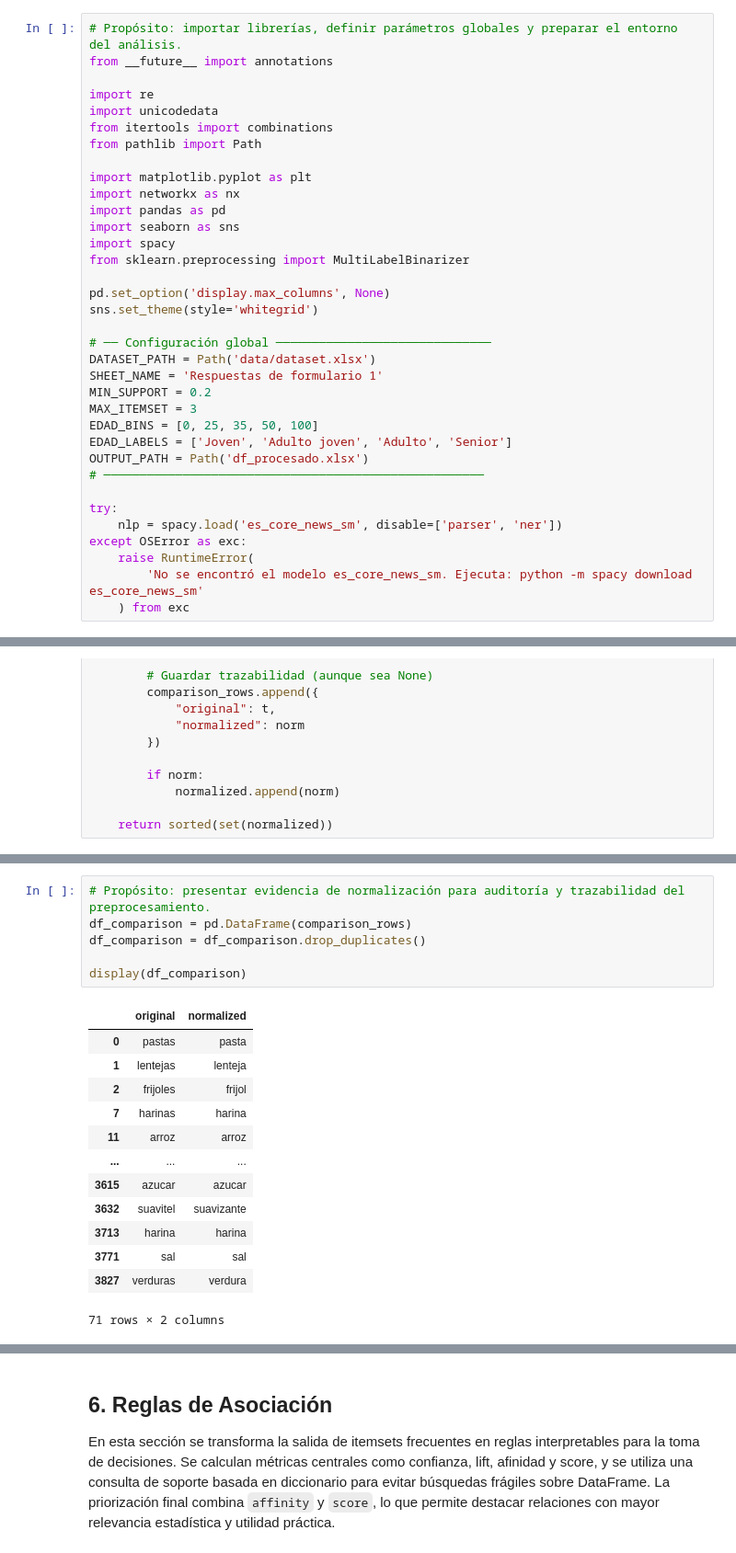
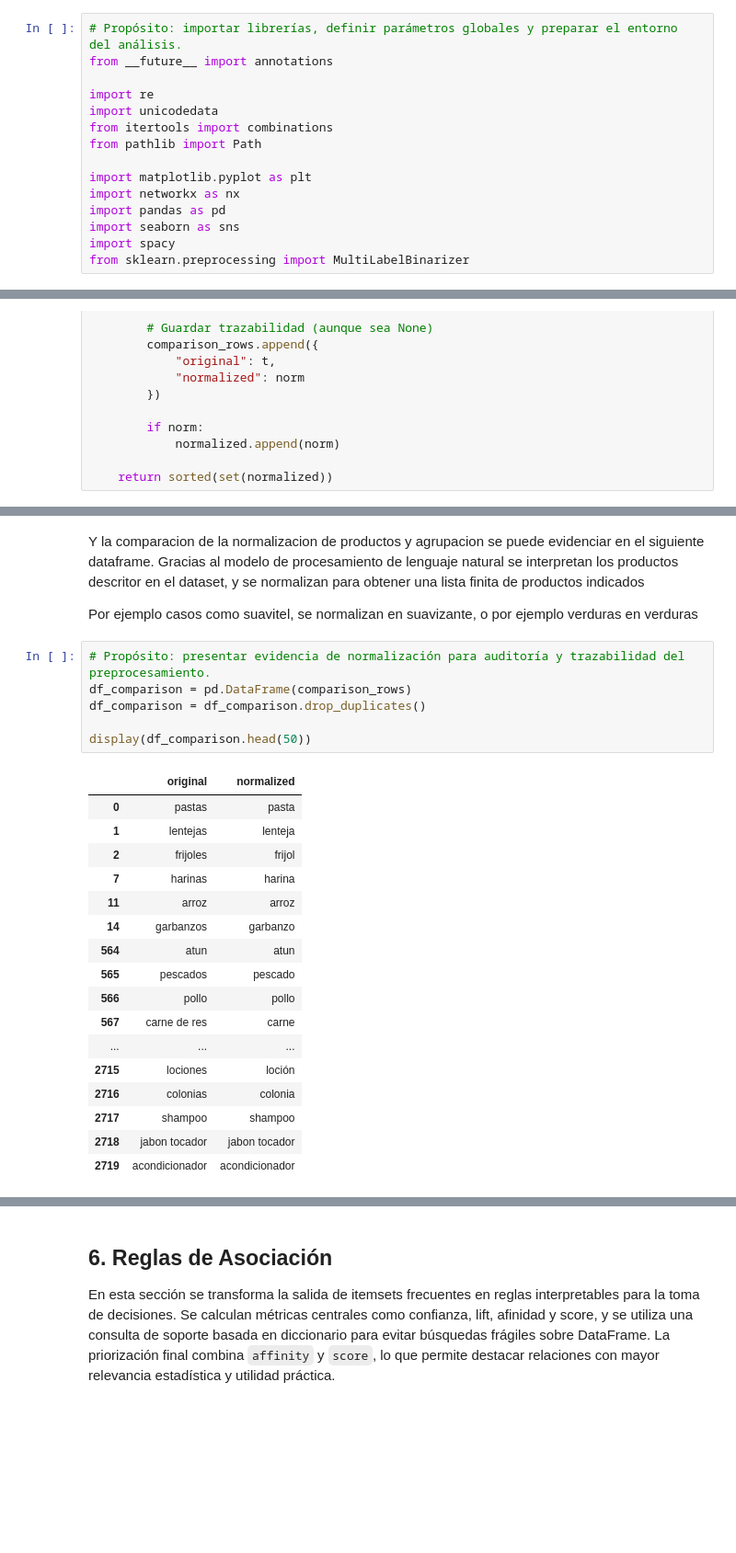
Before and after one commit to 5arSanti/data-mining-eclat, a Jupyter notebook: eclat_habitos_compra.ipynb, the cells around one changed output, grey strips where cells are left out. Shown at 92% size. Saved outputs shown, nothing was run; the diff lists cells and outputs as text; blank space fills up the shorter version.

```diff
--- a/eclat_habitos_compra.ipynb
+++ b/eclat_habitos_compra.ipynb
@@ -29,23 +23,3 @@ import pandas as pd
 import seaborn as sns
 import spacy
 from sklearn.preprocessing import MultiLabelBinarizer
-
-pd.set_option('display.max_columns', None)
-sns.set_theme(style='whitegrid')
-
-# ── Configuración global ──────────────────────────────
-DATASET_PATH = Path('data/dataset.xlsx')
-SHEET_NAME = 'Respuestas de formulario 1'
-MIN_SUPPORT = 0.2
-MAX_ITEMSET = 3
-EDAD_BINS = [0, 25, 35, 50, 100]
-EDAD_LABELS = ['Joven', 'Adulto joven', 'Adulto', 'Senior']
-OUTPUT_PATH = Path('df_procesado.xlsx')
-# ─────────────────────────────────────────────────────
-
-try:
-    nlp = spacy.load('es_core_news_sm', disable=['parser', 'ner'])
-except OSError as exc:
-    raise RuntimeError(
-        'No se encontró el modelo es_core_news_sm. Ejecuta: python -m spacy download es_core_news_sm'
-    ) from exc
@@ -217,21 +289,29 @@ processed.head()
 | 4 | [lenteja] | [huevo, pollo] | [agua] | [] | [cerveza, queso, salsa] | [ambientador, blanqueador, cera, ... | [crema, enjuagar, jabon tocador, ... | [aceite, blanqueador, cerveza, de... |
+# %% [markdown]
+Y la comparacion de la normalizacion de productos y agrupacion se puede evidenciar en el siguiente dataframe. Gracias al modelo de procesamiento de lenguaje natural se interpretan los productos descritor en el dataset, y se normalizan para obtener una lista finita de productos indicados
+
+Por ejemplo casos como suavitel, se normalizan en suavizante, o por ejemplo verduras en verduras
 # %%
 # Propósito: presentar evidencia de normalización para auditoría y trazabilidad del preprocesamiento.
 df_comparison = pd.DataFrame(comparison_rows)
 df_comparison = df_comparison.drop_duplicates()
 
-display(df_comparison)
+display(df_comparison.head(50))
 # %% [output]
 |  | original | normalized |
 | 0 | pastas | pasta |
 | 1 | lentejas | lenteja |
 | 2 | frijoles | frijol |
 | 7 | harinas | harina |
 | 11 | arroz | arroz |
+| 14 | garbanzos | garbanzo |
+| 564 | atun | atun |
+| 565 | pescados | pescado |
+| 566 | pollo | pollo |
+| 567 | carne de res | carne |
 | ... | ... | ... |
-| 3615 | azucar | azucar |
-| 3632 | suavitel | suavizante |
-| 3713 | harina | harina |
-| 3771 | sal | sal |
-| 3827 | verduras | verdura |
+| 2715 | lociones | loción |
+| 2716 | colonias | colonia |
+| 2717 | shampoo | shampoo |
+| 2718 | jabon tocador | jabon tocador |
+| 2719 | acondicionador | acondicionador |
-71 rows × 2 columns
```
Also changed, not shown: parts of 60 cells of this notebook, 3 other files.
